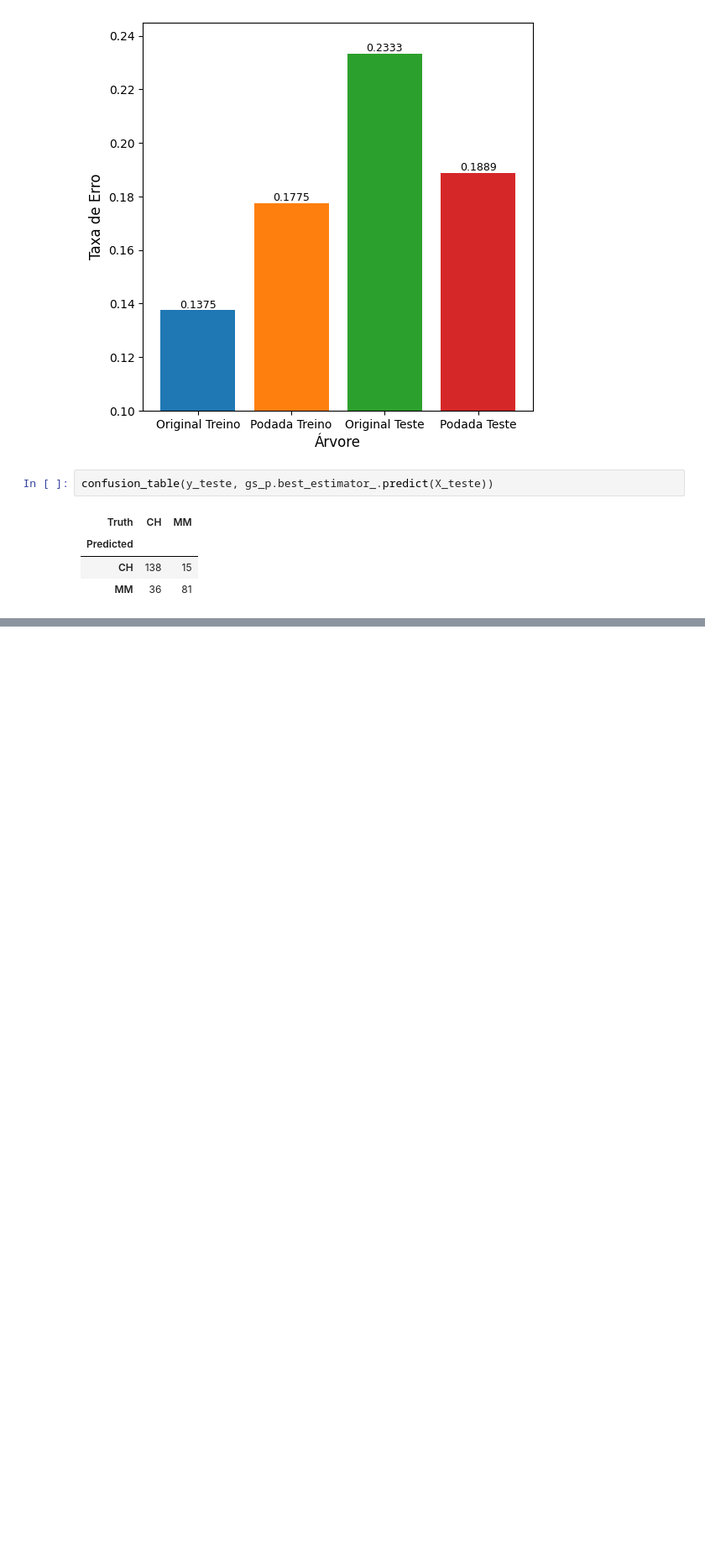
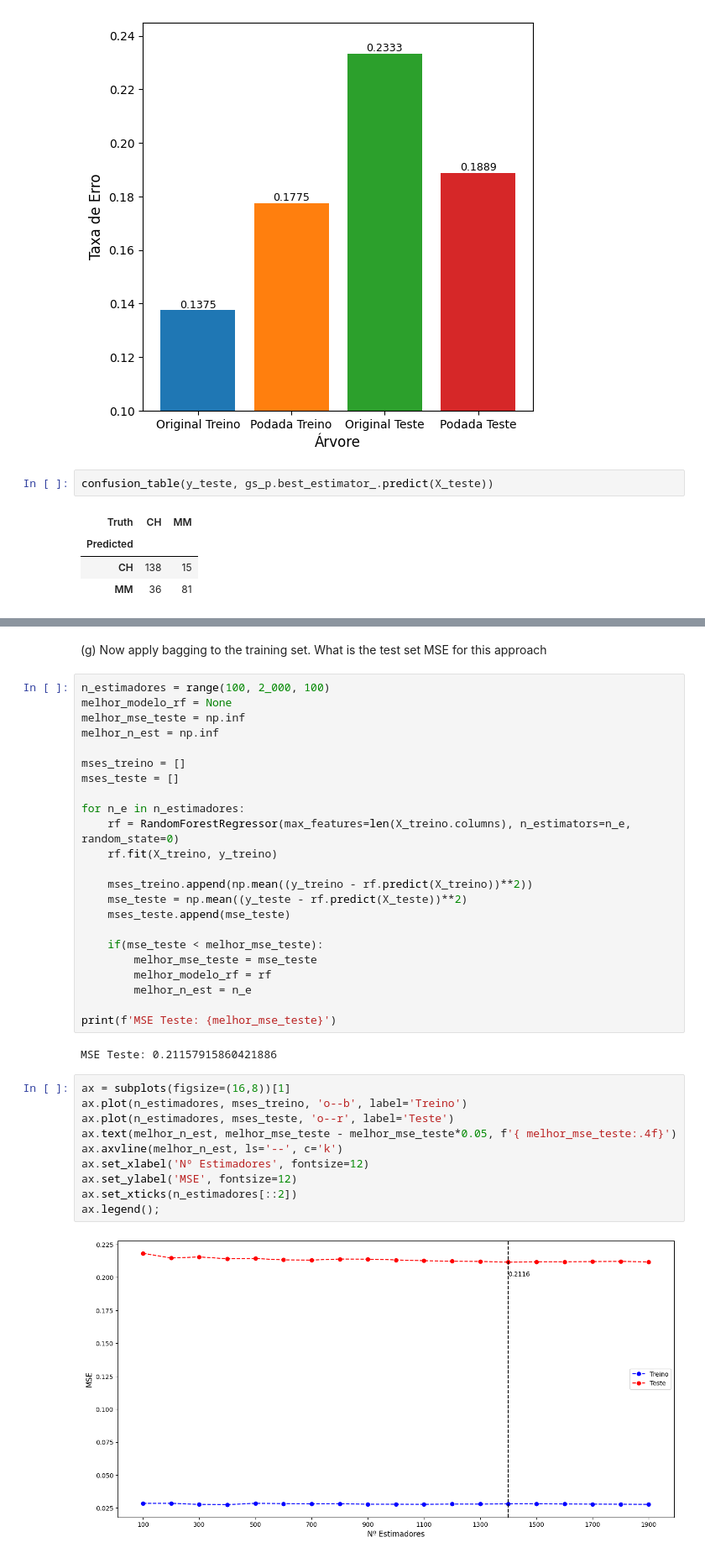
Before and after one commit to oliveira-silva-lucas/ISLP, a Jupyter notebook: Cap_08_Tree_Based_Methods/Exercises/ex_cap_08.ipynb, the cells around one changed output, grey strips where cells are left out. Shown at 84% size. Drawn from its saved outputs; the diff is of its cells as text; blank space fills up the shorter version.

```diff
--- a/Cap_08_Tree_Based_Methods/Exercises/ex_cap_08.ipynb
+++ b/Cap_08_Tree_Based_Methods/Exercises/ex_cap_08.ipynb
@@ -500,0 +608,40 @@ for this approach
+# %% [markdown]
+(g) Now apply bagging to the training set. What is the test set MSE
+for this approach
+# %%
+n_estimadores = range(100, 2_000, 100)
+melhor_modelo_rf = None
+melhor_mse_teste = np.inf
+melhor_n_est = np.inf
+
+mses_treino = []
+mses_teste = []
+
+for n_e in n_estimadores:
+    rf = RandomForestRegressor(max_features=len(X_treino.columns), n_estimators=n_e, random_state=0)
+    rf.fit(X_treino, y_treino)
+
+    mses_treino.append(np.mean((y_treino - rf.predict(X_treino))**2))
+    mse_teste = np.mean((y_teste - rf.predict(X_teste))**2)
+    mses_teste.append(mse_teste)
+
+    if(mse_teste < melhor_mse_teste):
+        melhor_mse_teste = mse_teste
+        melhor_modelo_rf = rf
+        melhor_n_est = n_e
+
+print(f'MSE Teste: {melhor_mse_teste}')
+# %% [output]
+MSE Teste: 0.21157915860421886
+# %%
+ax = subplots(figsize=(16,8))[1]
+ax.plot(n_estimadores, mses_treino, 'o--b', label='Treino')
+ax.plot(n_estimadores, mses_teste, 'o--r', label='Teste')
+ax.text(melhor_n_est, melhor_mse_teste - melhor_mse_teste*0.05, f'{ melhor_mse_teste:.4f}')
+ax.axvline(melhor_n_est, ls='--', c='k')
+ax.set_xlabel('Nº Estimadores', fontsize=12)
+ax.set_ylabel('MSE', fontsize=12)
+ax.set_xticks(n_estimadores[::2])
+ax.legend();
+# %% [output]
+[figure, added]
```
Also changed, not shown: parts of 12 cells of this notebook.
